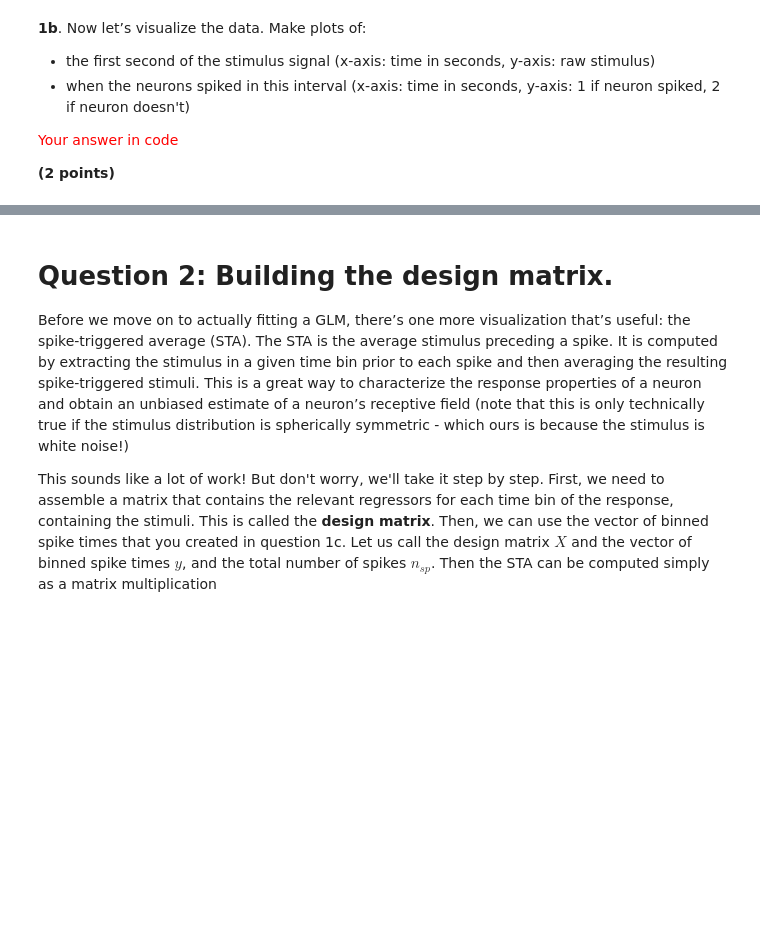
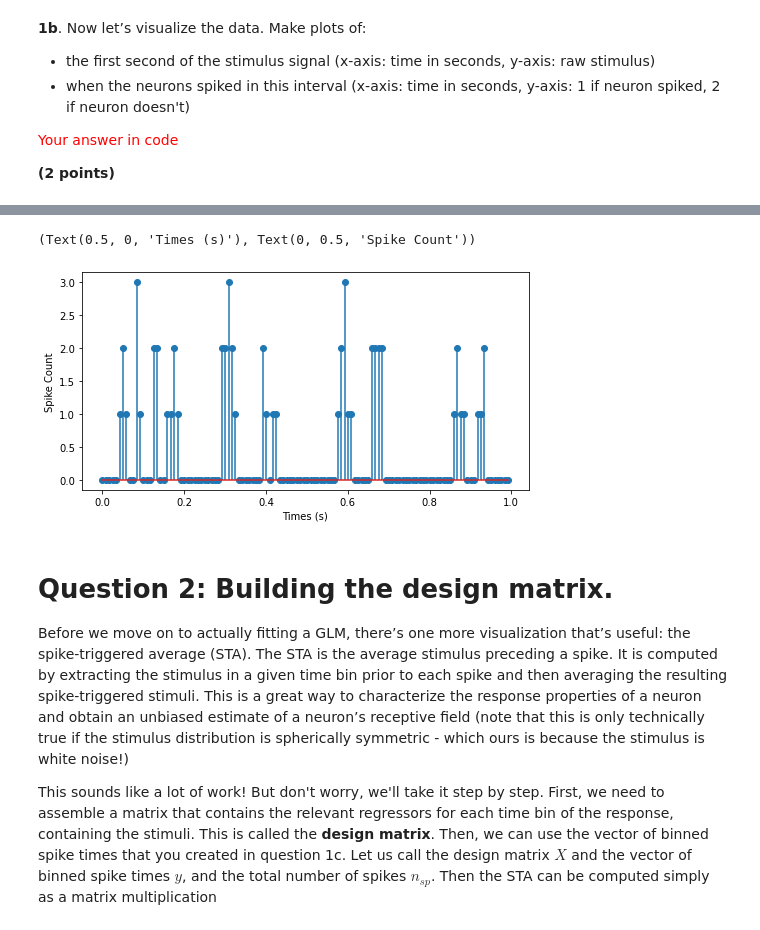
Before and after one commit to jess-breda/Neu537, a Jupyter notebook: neu537hw3/Questions_HW3_NEU437_537_GeneralizedLinearModels.ipynb, the cells around one changed output, grey strips where cells are left out. Cells and saved outputs as stored; diff of their text form; code cells hidden in the pictures; blank space fills up the shorter version.

```diff
--- a/neu537hw3/Questions_HW3_NEU437_537_GeneralizedLinearModels.ipynb
+++ b/neu537hw3/Questions_HW3_NEU437_537_GeneralizedLinearModels.ipynb
@@ -82,10 +77,10 @@ cellnum = 3 # (1-2 are OFF cells; 3-4 are ON cells)
 # Select the spike times for cell 3
 tsp = SpTimes[:,cellnum-1][0] # get spike times for cell 3
 
-# Compute some basic statistics on the data
-dtStim = # YOUR CODE HERE # time bin size for stimulus
-nT = # YOUR CODE HERE # number of time bins in stimulus
-nsp = # YOUR CODE HERE # number of spikes
+# # Compute some basic statistics on the data
+dtStim = np.mean(np.diff(stimtimes.flatten()))
+nT = len(Stim)
+nsp = len(tsp)
 
 # Print out some basic info
 print('----------------------\n')
@@ -133,7 +150,15 @@ The center of the first bin is dtStim/2 and the each bin is `dtStim` seconds wid
 # %%
 # Replot the responses we'll putting into our regression as counts
 plt.figure(figsize=(8,4))
-plt.stem()
+
+bin_edges = np.arange(0,xmax+dtStim, dtStim)
+hist, edge = np.histogram(tsp[tsp<xmax], bin_edges)
+n_bins = len(edge[:-1])
+plt.stem(edge[:n_bins], hist)
+plt.xlabel('Times (s)'), plt.ylabel('Spike Count')
+# %% [output]
+(Text(0.5, 0, 'Times (s)'), Text(0, 0.5, 'Spike Count'))
+[figure, added]
 # %% [markdown]
 # Question 2:  Building the design matrix.
 
```
Also changed, not shown: parts of 20 cells of this notebook, 5 other files.
